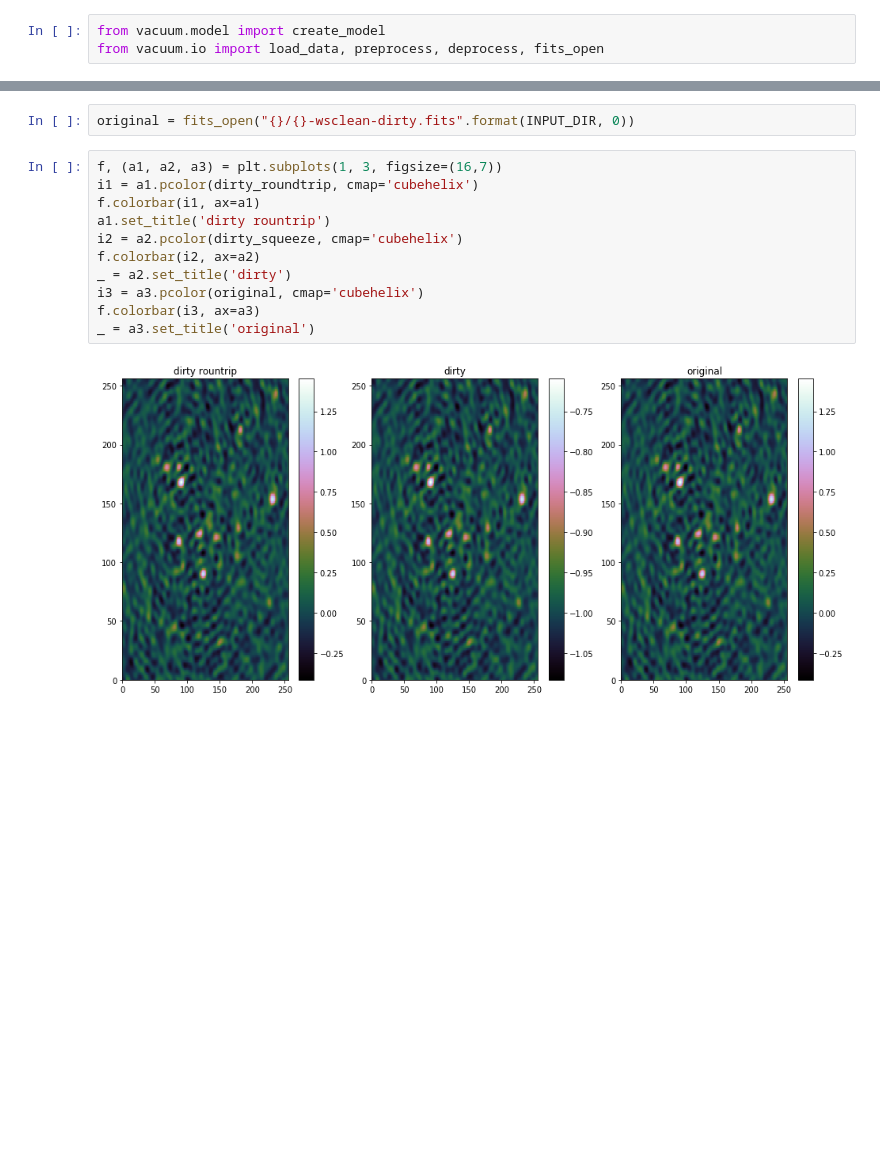
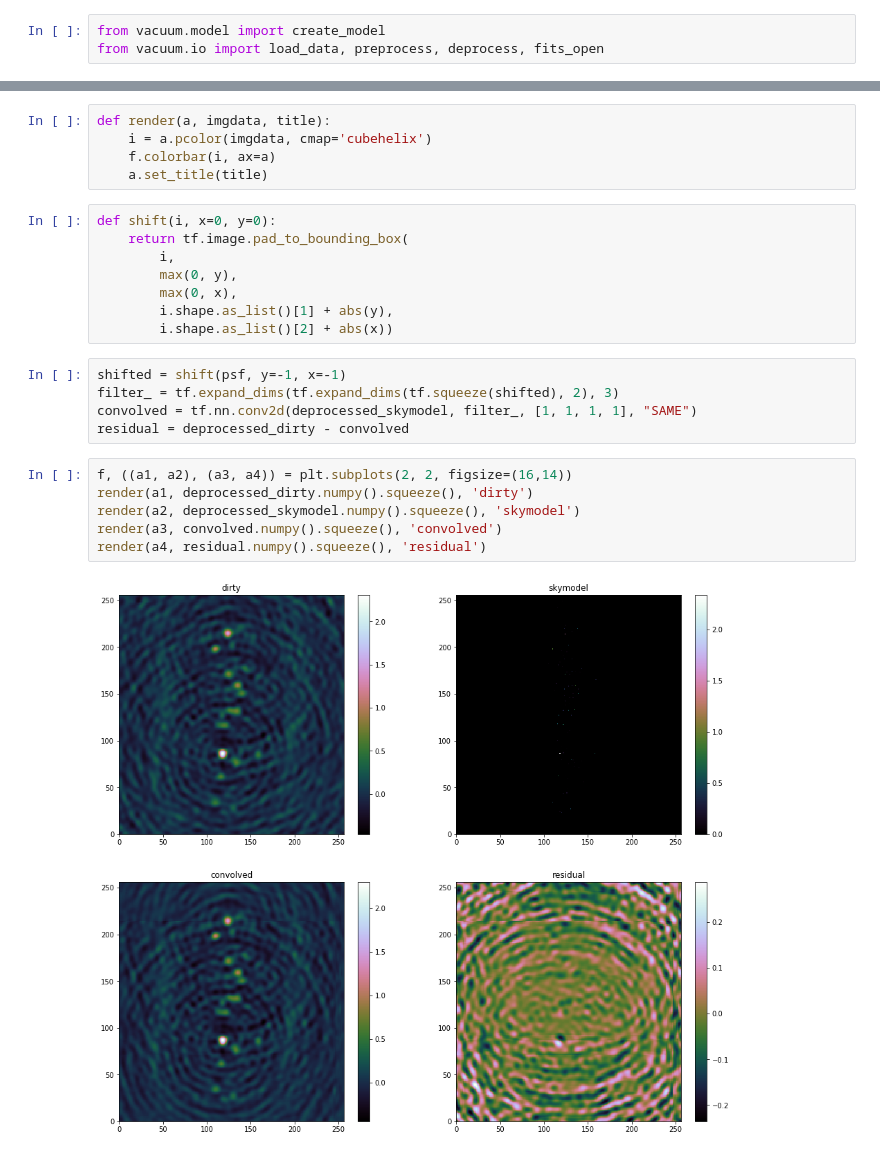
Before and after one commit to gijzelaerr/vacuum-cleaner, a Jupyter notebook: notebooks/tensor rewrite.ipynb, the cells around one changed output, grey strips where cells are left out. Cells and saved outputs as stored; diff of their text form; blank space fills up the shorter version.

```diff
--- a/notebooks/tensor rewrite.ipynb
+++ b/notebooks/tensor rewrite.ipynb
@@ -48,15 +49,26 @@ dirty_squeeze = dirty.numpy().squeeze()
-# %%
-original = fits_open("{}/{}-wsclean-dirty.fits".format(INPUT_DIR, 0))
-# %%
-f, (a1, a2, a3) = plt.subplots(1, 3, figsize=(16,7))
-i1 = a1.pcolor(dirty_roundtrip, cmap='cubehelix')
-f.colorbar(i1, ax=a1)
-a1.set_title('dirty rountrip')
-i2 = a2.pcolor(dirty_squeeze, cmap='cubehelix')
-f.colorbar(i2, ax=a2)
-_ = a2.set_title('dirty')
-i3 = a3.pcolor(original, cmap='cubehelix')
-f.colorbar(i3, ax=a3)
-_ = a3.set_title('original')
-# %% [output]
-[figure, removed]
+# %%
+def render(a, imgdata, title):
+    i = a.pcolor(imgdata, cmap='cubehelix')
+    f.colorbar(i, ax=a)
+    a.set_title(title)
+# %%
+def shift(i, x=0, y=0):
+    return tf.image.pad_to_bounding_box(
+        i,
+        max(0, y),
+        max(0, x),
+        i.shape.as_list()[1] + abs(y),
+        i.shape.as_list()[2] + abs(x))
+# %%
+shifted = shift(psf, y=-1, x=-1)
+filter_ = tf.expand_dims(tf.expand_dims(tf.squeeze(shifted), 2), 3)
+convolved = tf.nn.conv2d(deprocessed_skymodel, filter_, [1, 1, 1, 1], "SAME")
+residual = deprocessed_dirty - convolved
+# %%
+f, ((a1, a2), (a3, a4)) = plt.subplots(2, 2, figsize=(16,14))
+render(a1, deprocessed_dirty.numpy().squeeze(), 'dirty')
+render(a2, deprocessed_skymodel.numpy().squeeze(), 'skymodel')
+render(a3, convolved.numpy().squeeze(), 'convolved')
+render(a4, residual.numpy().squeeze(), 'residual')
+# %% [output]
+[figure, added]
```
Also changed, not shown: parts of 6 cells of this notebook, 3 other files.
